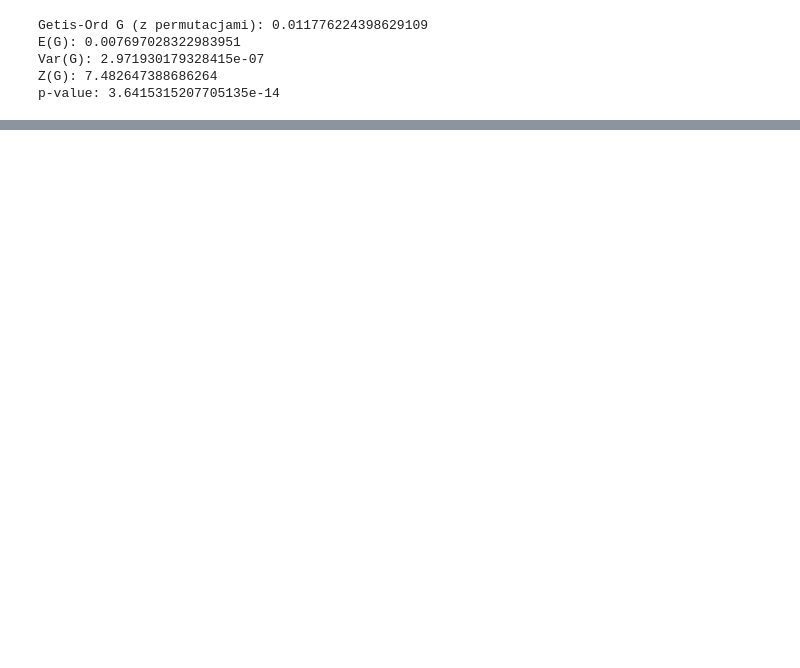
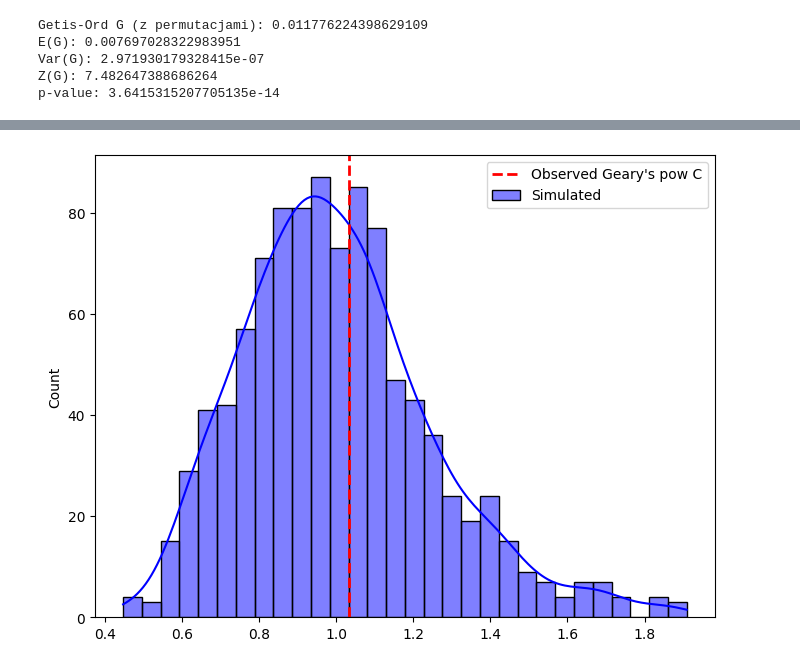
Before and after one commit to Psylo1226/Spatial-econometrics, a Jupyter notebook: Projekt_2/Projekt_2.ipynb, the cells around one changed output, grey strips where cells are left out. Cells and saved outputs as stored; diff of their text form; code cells hidden in the pictures; blank space fills up the shorter version.

```diff
--- a/Projekt_2/Projekt_2.ipynb
+++ b/Projekt_2/Projekt_2.ipynb
@@ -761,0 +966,8 @@ p-value: 3.6415315207705135e-14
+# %%
+fig, ax = plt.subplots(figsize=(8, 6))
+sns.histplot(geary_pow.sim, bins=30, kde=True, color='blue', label="Simulated")
+plt.axvline(geary_pow.C, color='red', linestyle="--", linewidth=2, label="Observed Geary's pow C")
+plt.legend()
+plt.show()
+# %% [output]
+[figure, added]
```
Also changed, not shown: parts of 102 cells of this notebook, 3 other files.
